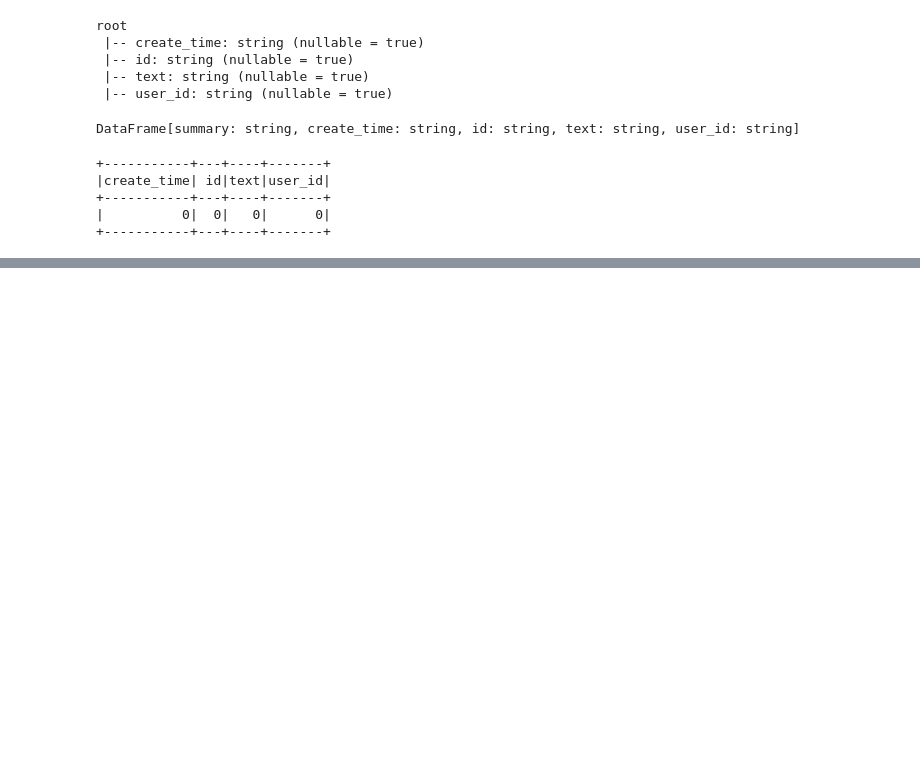
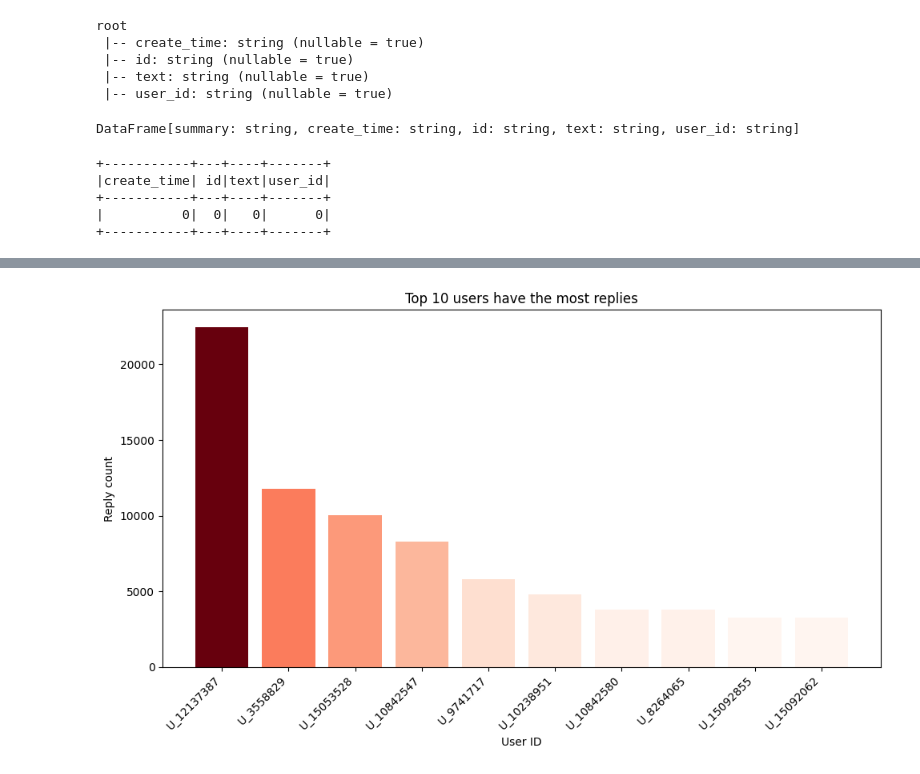
Before and after one commit to Azure06072005/DS317-Data-Mining-for-Enterprise, a Jupyter notebook: reply_user_video_eda.ipynb, the cells around one changed output, grey strips where cells are left out. Drawn from its saved outputs; the diff is of its cells as text; code cells hidden in the pictures; blank space fills up the shorter version.

```diff
--- a/reply_user_video_eda.ipynb
+++ b/reply_user_video_eda.ipynb
@@ -75,0 +88,11 @@ miss.show()
+# %%
+from pyspark.sql.functions import count
+
+# Group by user_id and count the number of replies for each user
+reply_counts = df_reply.groupBy("user_id").agg(count("text").alias("reply_count"))
+
+# Order by reply_count in descending order and get the top 10
+top_10_repliers = reply_counts.orderBy("reply_count", ascending=False).limit(10)
+
+# Show the result
+top_10_repliers.show()
@@ -75,0 +114,26 @@ miss.show()
+# %%
+import matplotlib.pyplot as plt
+import matplotlib.cm as cm
+import numpy as np
+
+top_10_repliers_list = top_10_repliers.collect()
+
+user_ids = [row['user_id'] for row in top_10_repliers_list]
+reply_counts = [row['reply_count'] for row in top_10_repliers_list]
+
+# Create a colormap and normalize the colors based on reply count
+cmap = cm.get_cmap('Reds')
+normalize = plt.Normalize(min(reply_counts), max(reply_counts))
+colors = [cmap(normalize(count)) for count in reply_counts]
+
+
+plt.figure(figsize=(10, 6))
+plt.bar(user_ids, reply_counts, color=colors)
+plt.xlabel("User ID")
+plt.ylabel("Reply count")
+plt.title("Top 10 users have the most replies")
+plt.xticks(rotation=45, ha='right')
+plt.tight_layout()
+plt.show()
+# %% [output]
+[figure, added]
```
Also changed, not shown: parts of 3 cells of this notebook.
